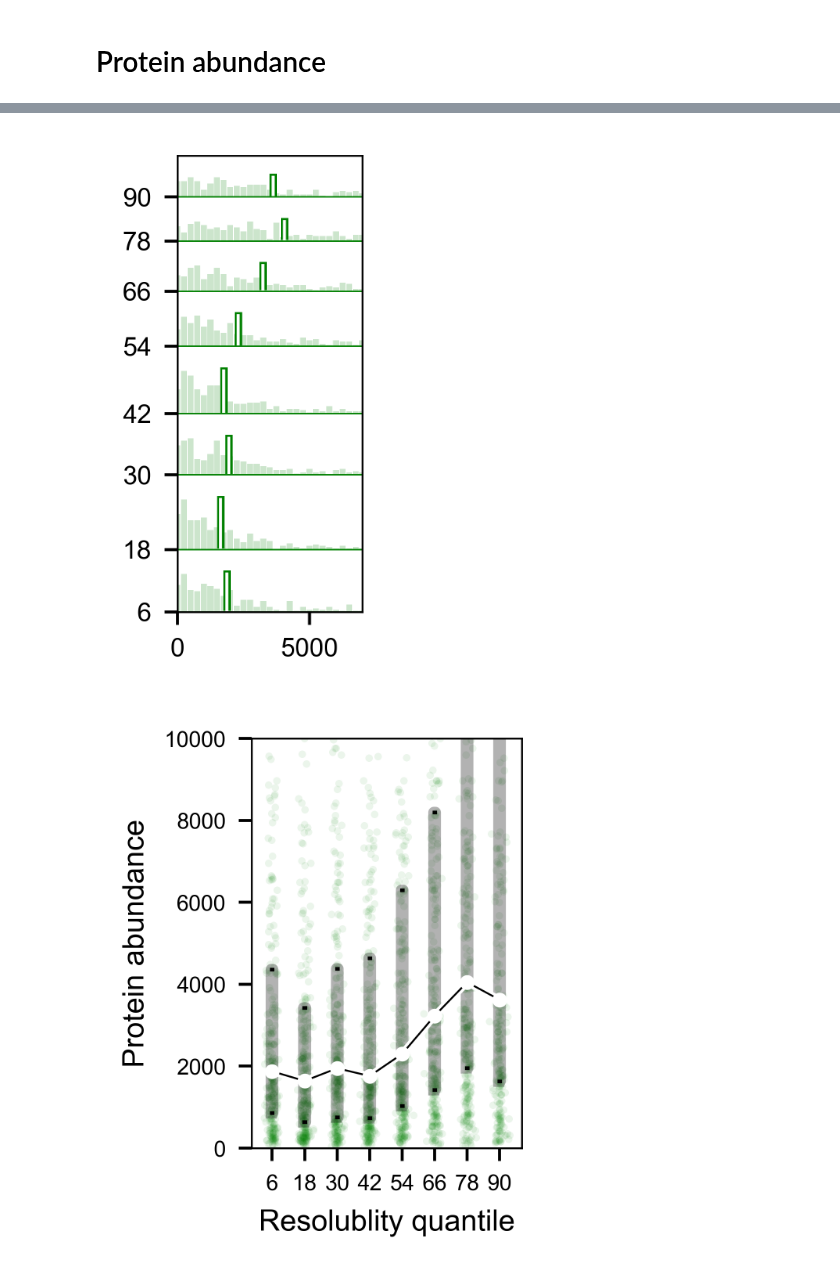
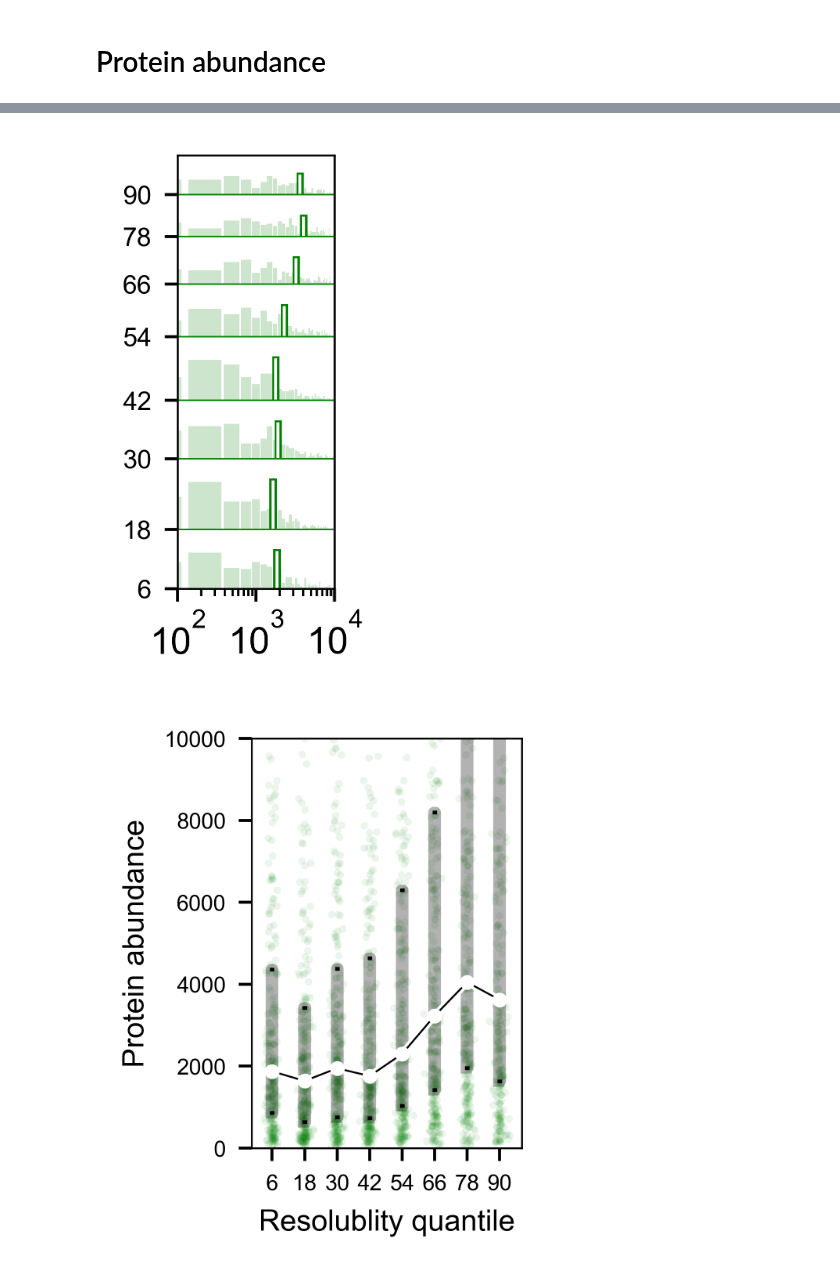
Before and after one commit to holehouse-lab/supportingdata, a Jupyter notebook: 2024/romero_2024/proteome_analysis/non_surface_analysis/protein_length_abundance_disorder.ipynb, the cells around one changed output, grey strips where cells are left out. Drawn from its saved outputs; the diff is of its cells as text; code cells hidden in the pictures.

Commit message:
Minor tweak for non_surface_analysis/protein_length_abundance_disorder.ipynb

```diff
--- a/2024/romero_2024/proteome_analysis/non_surface_analysis/protein_length_abundance_disorder.ipynb
+++ b/2024/romero_2024/proteome_analysis/non_surface_analysis/protein_length_abundance_disorder.ipynb
@@ -214,3 +214,25 @@ quant2abundance_mean_scores = []
 
 for q in quantiles:
     quant2abundance_mean_scores.append(np.median(quant2abundance_scores[q]))
+# %%
+figure(None, (3,1.2), dpi=340)
+min_abun = 100
+max_abun = 10000
+ax = plt.gca()
+all_cn.sort()
+cdf = np.arange(1, len(all_cn)+1) / len(all_cn)
+
+plt.plot(cdf,all_cn, lw=0.5, color='k')
+plt.yscale('log')
+ax.axhspan(min_abun, max_abun, alpha=0.1, color='b', lw=0)
+
+plt.xticks(fontsize=7)
+plt.yticks(fontsize=7)
+plt.xlabel('CDF',fontsize=7)
+plt.ylabel('Abundance',fontsize=7)
+
+#plt.yticks(np.logspace(min_abun,max_abun, int(np.ceil(np.log10(max_abun)-np.log10(min_abun)))))
+
+fraction_encompassed = np.sum((np.array(all_cn) > min_abun) & (np.array(all_cn) < max_abun))/len(all_cn)
+plt.title(f'Shaded {min_abun} to {max_abun} = {round(fraction_encompassed*100,2)}% of the proteins', fontsize=6)
+print(f'Bounds of {min_abun} and {max_abun} encompase {round(fraction_encompassed*100,2)}% of the proteome')
@@ -217,38 +242,41 @@ for q in quantiles:
 # %%
 bin_size = 250
+# we use 200,000 as end bin because ~99% of proteins are found at
+# an abundance lower than 200,000 copies per cell
 bin_end = 200000
 bins = np.arange(0,bin_end+bin_size,bin_size)
 lw = 2
 color = 'green'
 
 offset = 0
 
 figure(None, (1.2,2.2), dpi=340)
 ax = plt.gca()
 ytix = []
 for q in quantiles:
     ytix.append(offset)
     s = quant2abundance_scores[q]
 
     X = np.histogram(s,bins=bins)
     plt.bar(bins[:-1], X[0],width=bin_size*0.9, bottom=offset, alpha=0.2, color=color)
 
     med_val = np.median(s)
     plt.plot([med_val, med_val], [offset+lw*2, offset+max(X[0])],color=color,lw=lw)
     plt.plot([med_val, med_val], [offset+0.5*2, offset+max(X[0])],color='w',lw=0.8)
 
     ax.axhline(offset, lw=0.4,color=color)
     offset = offset + max(X[0])+20
 
 
-plt.xlim([0,7000])
-#plt.xscale('log')
+
+plt.xlim([min_abun,max_abun])
+plt.xscale('log')
 plt.yticks(ytix, quantiles,fontsize=7)
-plt.xticks(fontsize=7)
+#plt.xticks([100,1000,10000,100000],[100,1000,10000,100000], fontsize=5, rotation=90)
 plt.tight_layout()
 plt.savefig('outfigures/protein_abundance_bar.pdf')
 # %% [output]
-[figure, old version]
+[figure, new version]
 # %%
 color='green'
 figure(None, (1.8,2.2), dpi=340)
```
Also changed, not shown: parts of 1 cell of this notebook, 2 other files.
